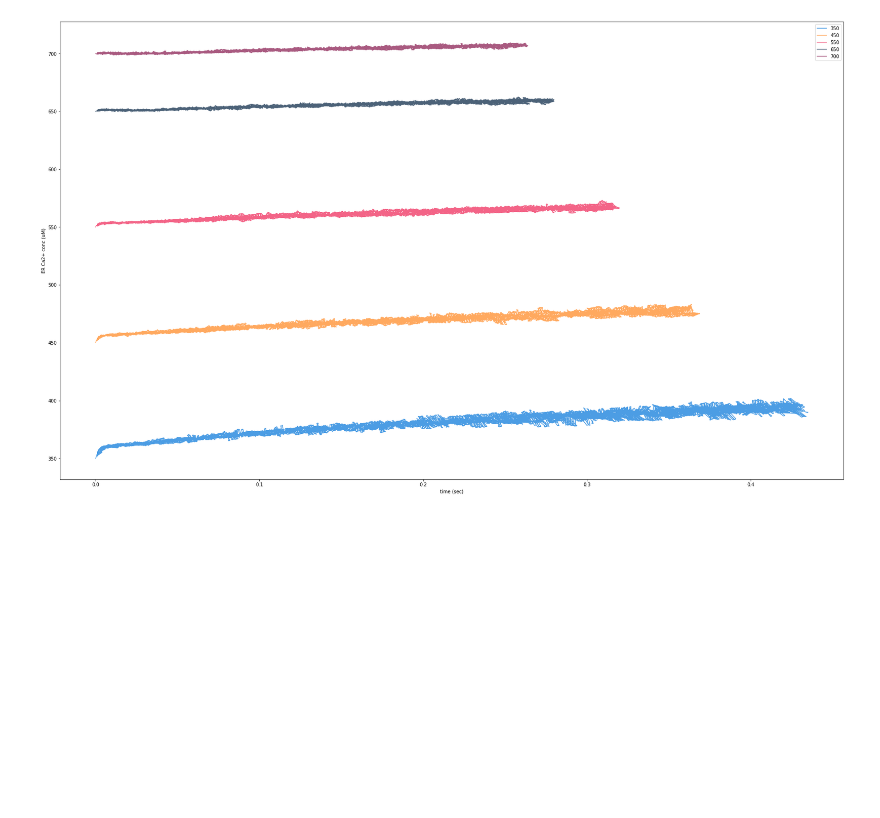
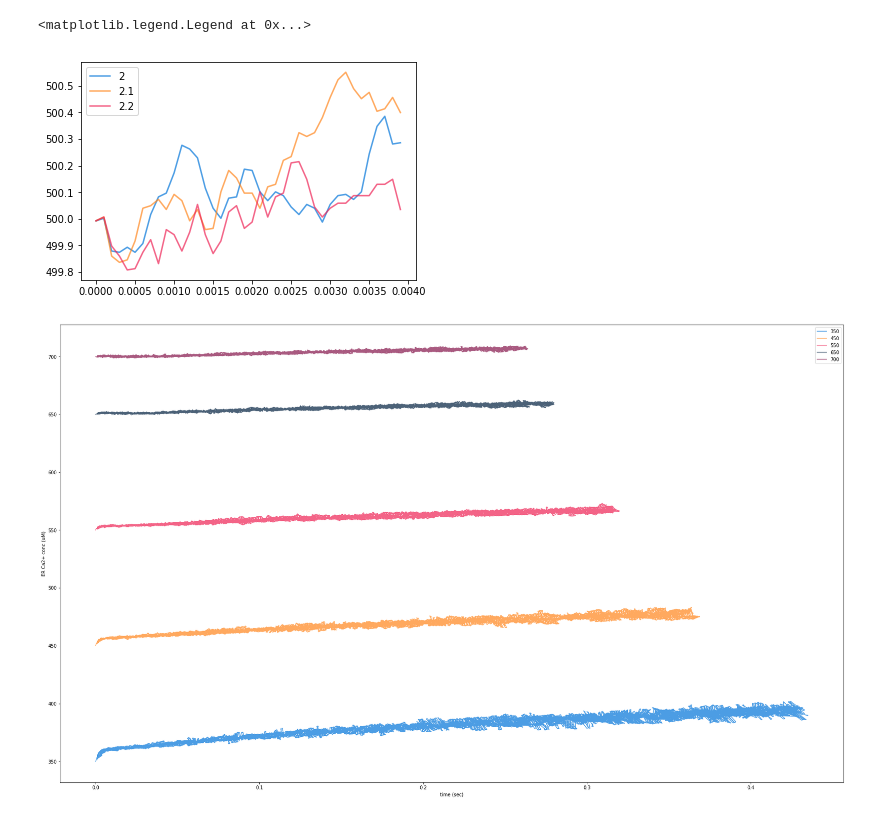
Before and after one commit to KabirDabholkar/tripartiteSynapse, a Jupyter notebook: tools/tools/SERCA brute 4 .ipynb, the cells around one changed output. Drawn from its saved outputs; the diff is of its cells as text; code cells hidden in the pictures; blank space fills up the shorter version.

```diff
--- a/tools/tools/SERCA brute 4 .ipynb
+++ b/tools/tools/SERCA brute 4 .ipynb
@@ -117,3 +185,37 @@ p=subprocess.call(["rsync","-arhP","subhadra@192.168.1.244:/storage/subhadra/kab
+# %%
+#average
+ic=500
+
+serca_mult=[3,6,9,12]
+serca_f=[2,2.1,2.2]
+
+for sm in serca_mult:
+    for sf in serca_f:
+        averager("/data/kabir/output/ppf/brute7/sm"+str(sm)+"/"+str(sf)+"/"+str(ic)+"/")
+# %%
+data={}
+ic=500
+for sm in serca_mult:
+    data[sm]={}
+    for sf in serca_f:
+        data_file='/data/kabir/output/ppf/brute7/sm'+str(sm)+"/"+str(sf)+'/'+str(ic)+'/Average/ca.dat'
+        #print data_file
+        data[sm][sf]=np.loadtxt(data_file)
+        data[sm][sf].T[1]*=1e15/N_avo/vol_er*1e6 #micromolar
+# %%
+#plot
+color=["#0074D9", "#FF851B", "#EE2255", "#001f3f", "#85144b", "#39CCCC", "#FFDC00",
+       "#2ECC40", "#7FDBFF", "#B10DC9", "#3D9970", "#AAAAAA", "#000000"]
+sm=12
+for i,sf in enumerate(serca_f):
+    ydata=data[sm][sf].T[1]
+    xdata=data[sm][sf].T[0]
+    #ydata = gaussian_filter1d(ydata, sigma=0)
+    plt.plot(xdata,ydata,color=color[i%12],label=str(sf), alpha=0.7)
+plt.legend()
+# %% [output]
+<matplotlib.legend.Legend at 0x...>
+[figure, added]
 # %%
 #average the data over seeds
 initial_conc=[350,450,550,650,700]
```
Also changed, not shown: parts of 10 cells of this notebook, 43 other files.
